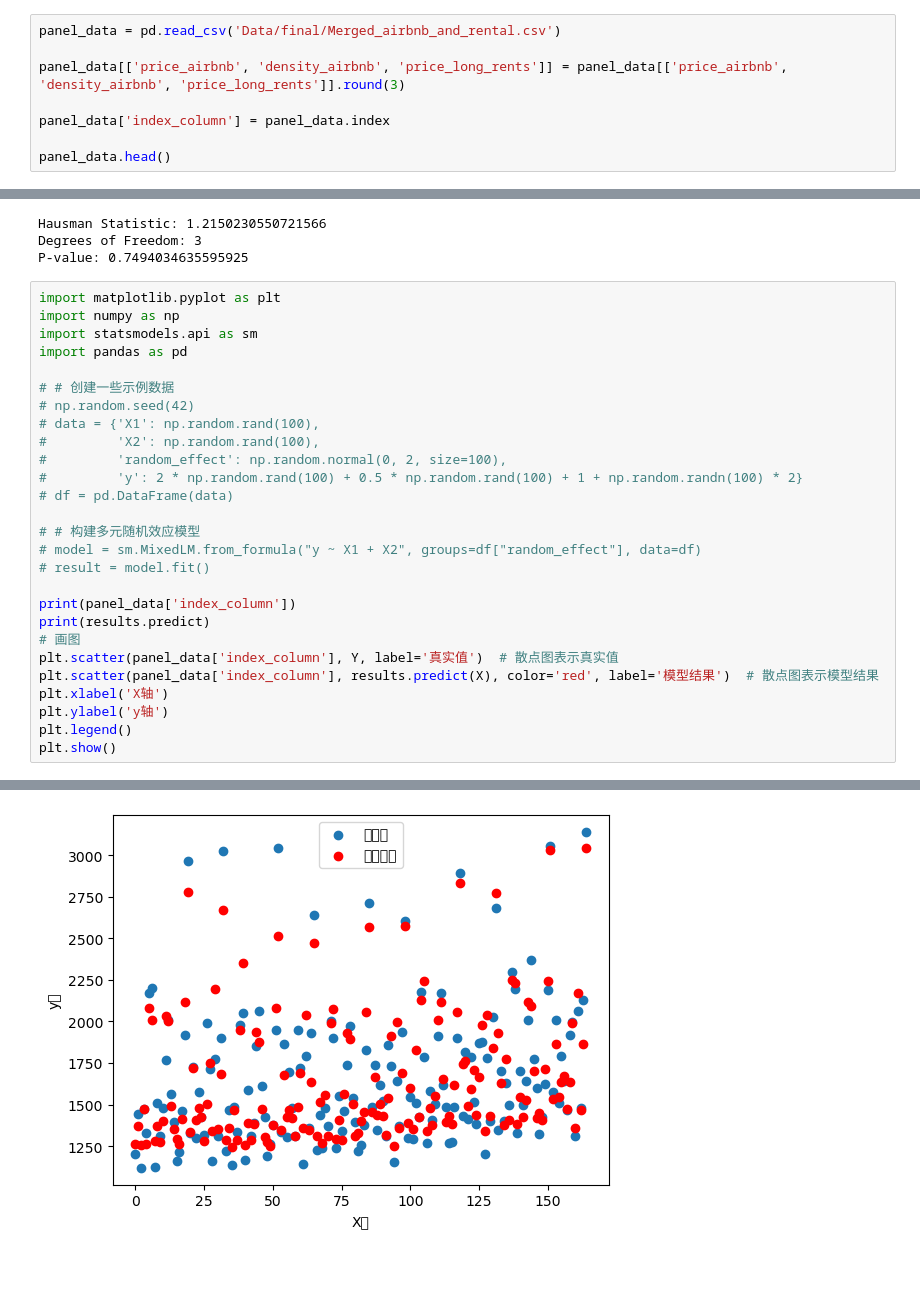
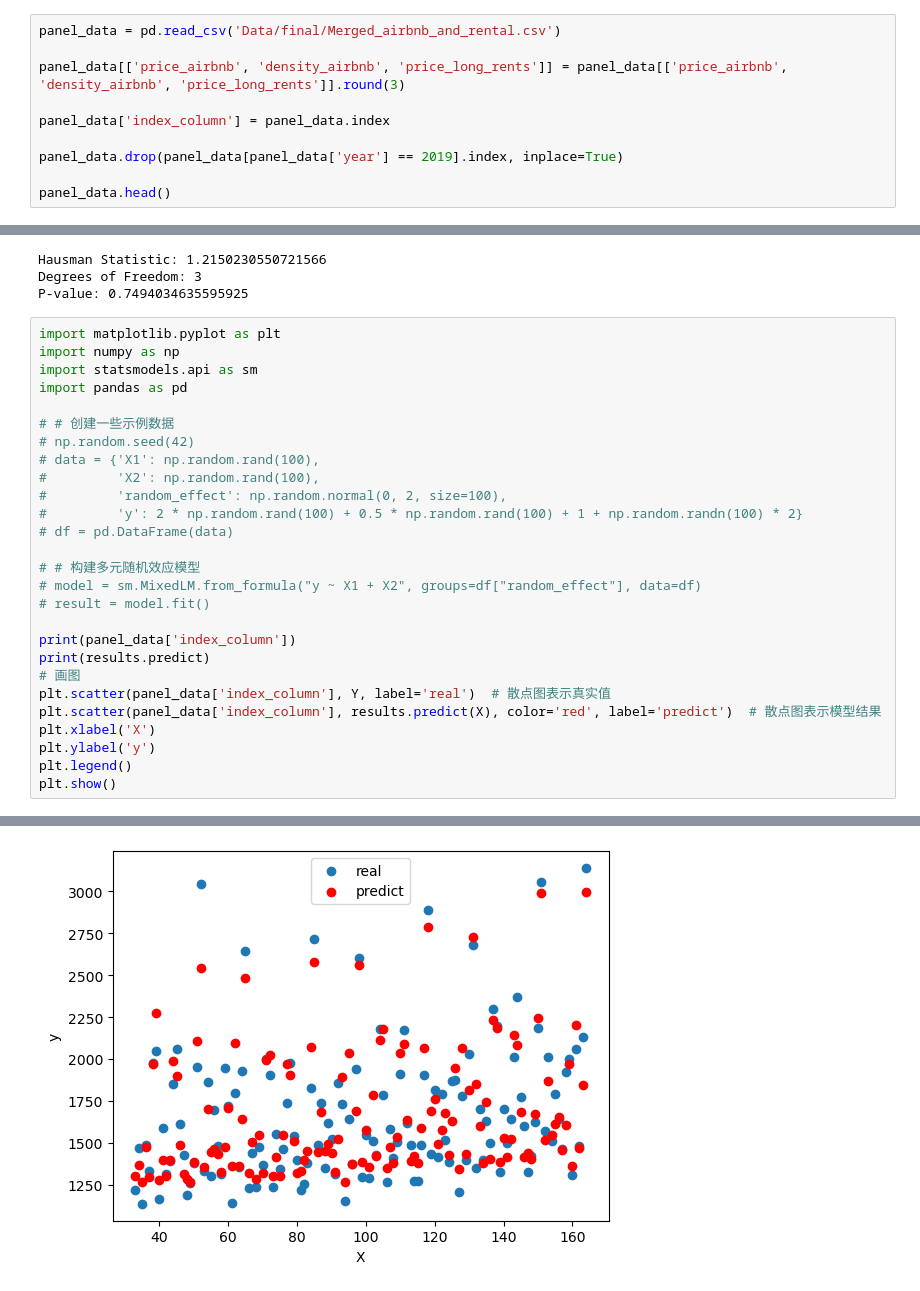
Before and after one commit to cabbagejiejiejie/fsds-group-work, a Jupyter notebook: Project/panel_regression.ipynb, the cells around one changed output, grey strips where cells are left out. Saved outputs shown, nothing was run; the diff lists cells and outputs as text.

```diff
--- a/Project/panel_regression.ipynb
+++ b/Project/panel_regression.ipynb
@@ -32,6 +32,8 @@ panel_data[['price_airbnb', 'density_airbnb', 'price_long_rents']] = panel_data[
 
 panel_data['index_column'] = panel_data.index
 
+panel_data.drop(panel_data[panel_data['year'] == 2019].index, inplace=True)
+
 panel_data.head()
 # %% [output]
 |  | borough | count_airbnb | price_airbnb | year | borough_area | density_airbnb | code | count_long_rents | ... |
@@ -253,10 +255,10 @@ import pandas as pd
 print(panel_data['index_column'])
 print(results.predict)
 # 画图
-plt.scatter(panel_data['index_column'], Y, label='真实值')  # 散点图表示真实值
-plt.scatter(panel_data['index_column'], results.predict(X), color='red', label='模型结果')  # 散点图表示模型结果
-plt.xlabel('X轴')
-plt.ylabel('y轴')
+plt.scatter(panel_data['index_column'], Y, label='real')  # 散点图表示真实值
+plt.scatter(panel_data['index_column'], results.predict(X), color='red', label='predict')  # 散点图表示模型结果
+plt.xlabel('X')
+plt.ylabel('y')
 plt.legend()
 plt.show()
 # %% [output]
@@ -280 +282 @@ RandomEffectsResults, id: 0x7fcf3e155b50>
-[figure, old version]
+[figure, new version]
```
Also changed, not shown: parts of 5 cells of this notebook, 3 other files.
